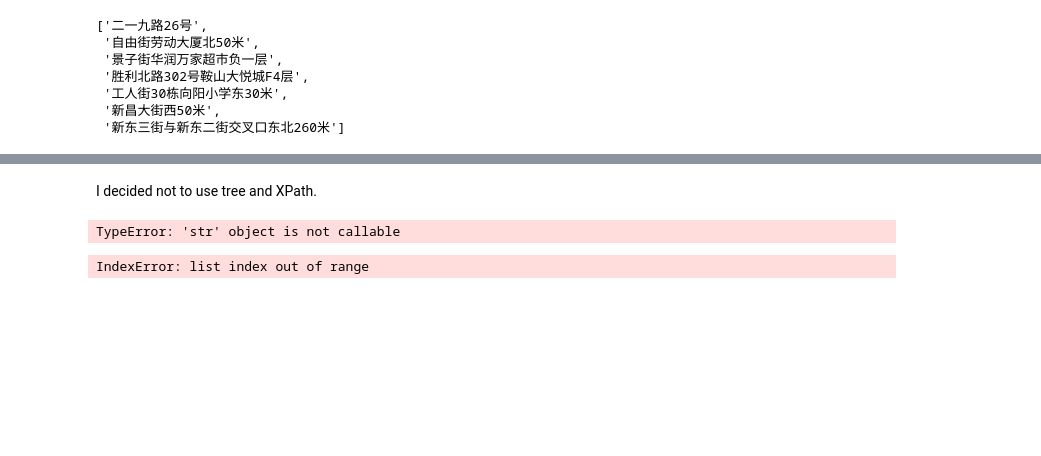
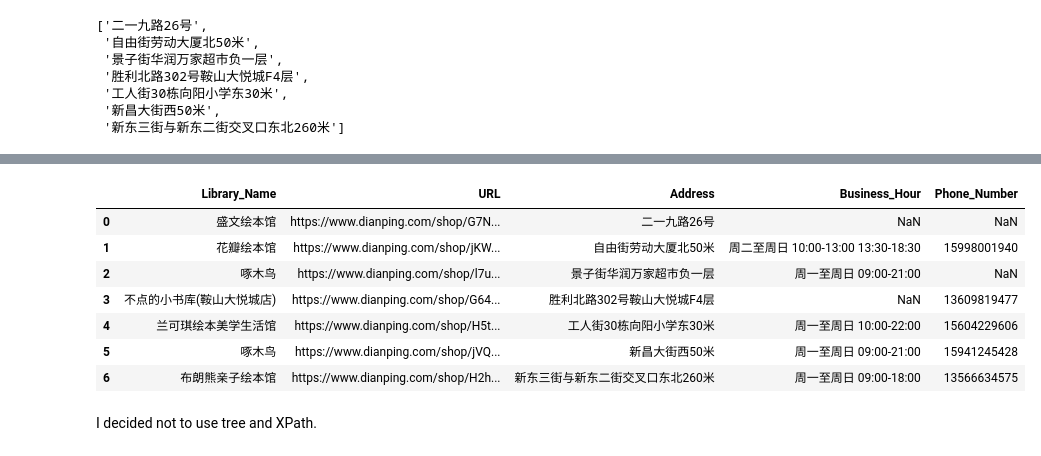
Before and after one commit to ucsb-dreamlab/dianpingBusinessScrape, a Jupyter notebook: Scrape_unique_URL.ipynb, the cells around one changed output, grey strips where cells are left out. Drawn from its saved outputs; the diff is of its cells as text; code cells hidden in the pictures; blank space fills up the shorter version.

```diff
--- a/Scrape_unique_URL.ipynb
+++ b/Scrape_unique_URL.ipynb
@@ -162,12 +162,13 @@ AddressList
 # %%
 
 for soup in subpage_soup:
-    for div in soup.find_all(class_ = "mod shop-info"):
-       for li in div.find_all('li'):
-           try:
-                HourList.append(li.find_all(text=True, recursive=False)[1].strip().replace("\n", " "))
-           except IndexError:
-                HourList.append(np.NaN)
+    hour_tag = soup.find(class_ = "mod shop-info")
+    if hour_tag is not None:
+       for li in hour_tag.find_all('li'):
+          str = li.find_all(text=True, recursive=False)[1].strip().replace("\n", " ")
+          HourList.append(str)
+    else:
+          HourList.append(np.NaN)
 # %%
      #for li in div.find_all('li'):
          #   try:
@@ -182,3 +185,11 @@ HourList
  '周一至周日 10:00-22:00',
  '周一至周日 09:00-21:00',
  '周一至周日 09:00-18:00']
+# %%
+for soup in subpage_soup:
+    phone_tag = soup.find(class_ = "phone")
+    if phone_tag is not None:
+        phonenum = phone_tag.find('span')
+        PhoneNumList.append(phonenum['data-phone'])
+    else:
+        PhoneNumList.append(np.NaN)
@@ -185,12 +206,16 @@ HourList
+# %%
+city_lib['Address'] = AddressList
+city_lib['Business_Hour'] = HourList
+city_lib['Phone_Number'] = PhoneNumList
+city_lib
+# %% [output]
+|  | Library_Name | URL | Address | Business_Hour | Phone_Number |
+| 0 | 盛文绘本馆 | https://www.dianping.com/shop/G7N... | 二一九路26号 | NaN | NaN |
+| 1 | 花瓣绘本馆 | https://www.dianping.com/shop/jKW... | 自由街劳动大厦北50米 | 周二至周日 10:00-13:00 13:30-18:30 | 15998001940 |
+| 2 | 啄木鸟 | https://www.dianping.com/shop/l7u... | 景子街华润万家超市负一层 | 周一至周日 09:00-21:00 | NaN |
+| 3 | 不点的小书库(鞍山大悦城店) | https://www.dianping.com/shop/G64... | 胜利北路302号鞍山大悦城F4层 | NaN | 13609819477 |
+| 4 | 兰可琪绘本美学生活馆 | https://www.dianping.com/shop/H5t... | 工人街30栋向阳小学东30米 | 周一至周日 10:00-22:00 | 15604229606 |
+| 5 | 啄木鸟 | https://www.dianping.com/shop/jVQ... | 新昌大街西50米 | 周一至周日 09:00-21:00 | 15941245428 |
+| 6 | 布朗熊亲子绘本馆 | https://www.dianping.com/shop/H2h... | 新东三街与新东二街交叉口东北260米 | 周一至周日 09:00-18:00 | 13566634575 |
 # %% [markdown]
  I decided not to use tree and XPath.
-# %%
-Tree = []
-for i in range(0, len(subpage_soup)):
-    Tree.append(etree.HTML(str(subpage_soup[i])))
-# %% [output]
-TypeError: 'str' object is not callable
-# %%
-Tree[5]
-# %% [output]
-IndexError: list index out of range
```
Also changed, not shown: parts of 10 cells of this notebook.
